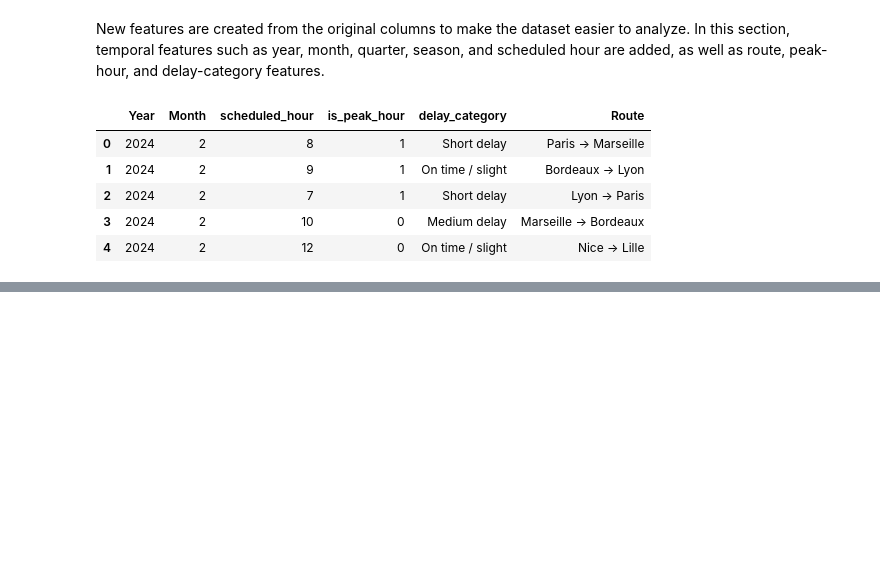
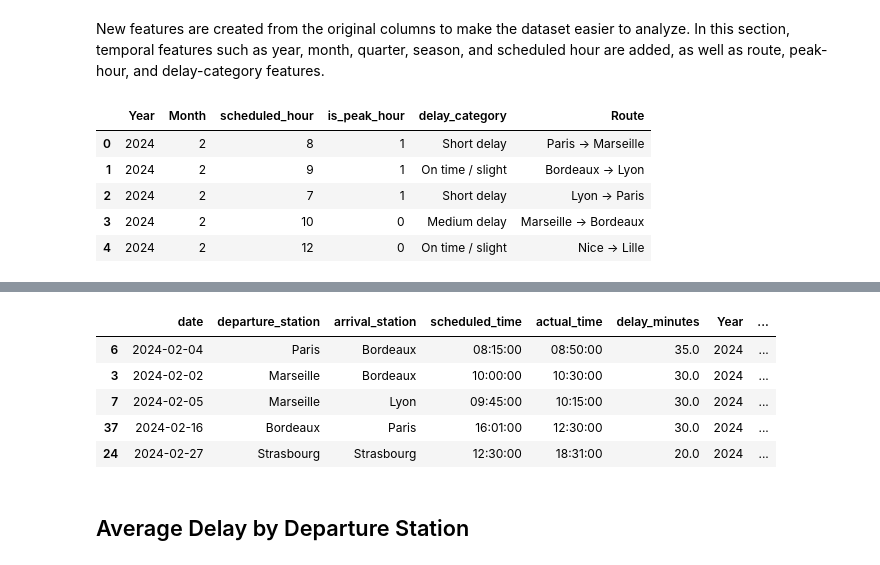
Before and after one commit to dianatrc/tardis, a Jupyter notebook: tardis_eda.ipynb, the cells around one changed output, grey strips where cells are left out. Saved outputs shown, nothing was run; the diff lists cells and outputs as text; code cells hidden in the pictures; blank space fills up the shorter version.

```diff
--- a/tardis_eda.ipynb
+++ b/tardis_eda.ipynb
@@ -138,0 +175,11 @@ df.to_csv('cleaned_dataset.csv', index=False)
+# %%
+df.sort_values("delay_minutes", ascending=False).head()
+# %% [output]
+|  | date | departure_station | arrival_station | scheduled_time | actual_time | delay_minutes | Year | ... |
+| 6 | 2024-02-04 | Paris | Bordeaux | 08:15:00 | 08:50:00 | 35.0 | 2024 | ... |
+| 3 | 2024-02-02 | Marseille | Bordeaux | 10:00:00 | 10:30:00 | 30.0 | 2024 | ... |
+| 7 | 2024-02-05 | Marseille | Lyon | 09:45:00 | 10:15:00 | 30.0 | 2024 | ... |
+| 37 | 2024-02-16 | Bordeaux | Paris | 16:01:00 | 12:30:00 | 30.0 | 2024 | ... |
+| 24 | 2024-02-27 | Strasbourg | Strasbourg | 12:30:00 | 18:31:00 | 20.0 | 2024 | ... |
+# %% [markdown]
+## Average Delay by Departure Station
```
Also changed, not shown: parts of 9 cells of this notebook.
